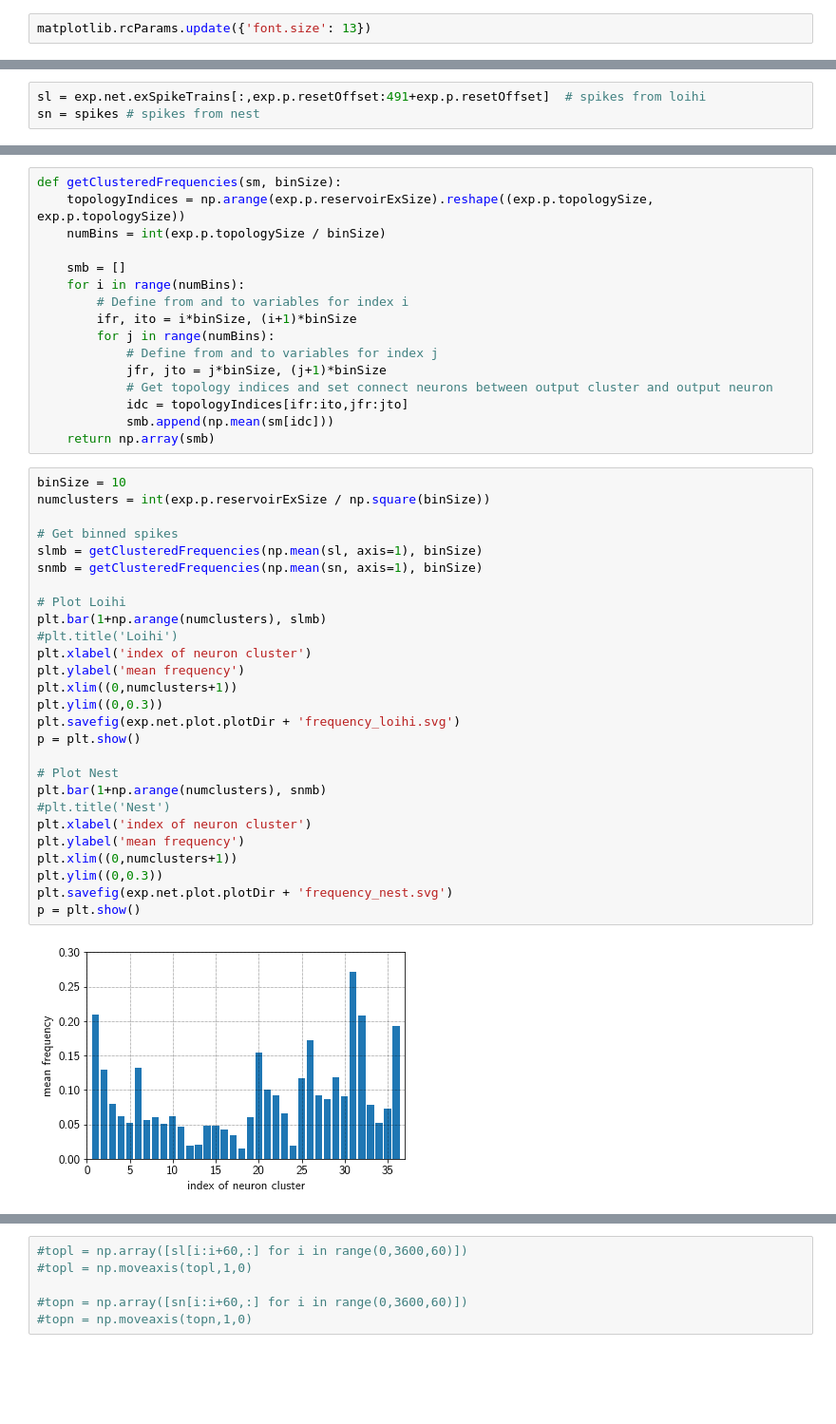
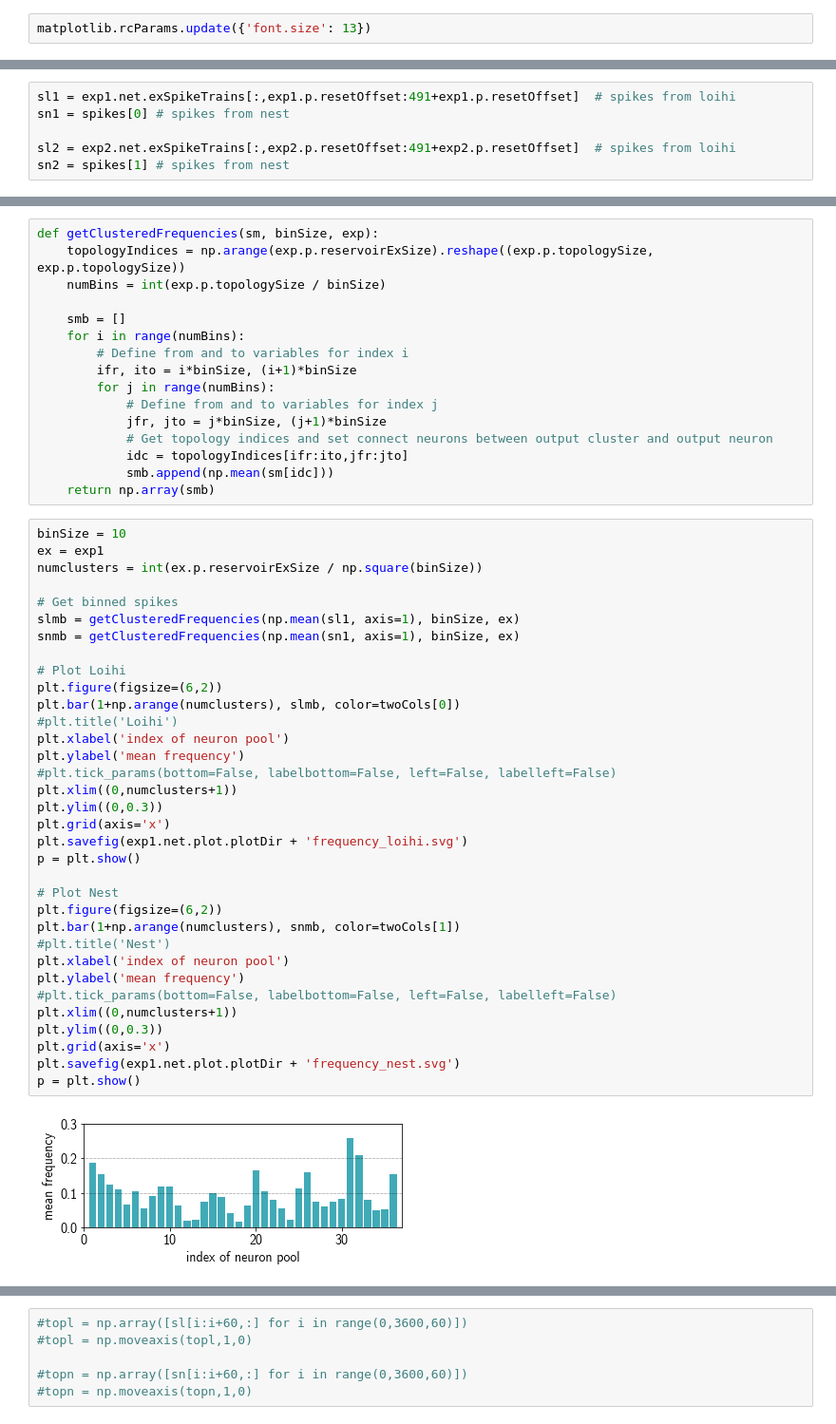
Before and after one commit to sagacitysite/pelenet, a Jupyter notebook: nest-comparison.ipynb, the cells around one changed output, grey strips where cells are left out. Shown at 95% size. Drawn from its saved outputs; the diff is of its cells as text; blank space fills up the shorter version.

```diff
--- a/nest-comparison.ipynb
+++ b/nest-comparison.ipynb
@@ -155,4 +173,7 @@ plt.savefig(exp.net.plot.plotDir + 'spikes_raster_nest.svg')
 # %%
-sl = exp.net.exSpikeTrains[:,exp.p.resetOffset:491+exp.p.resetOffset]  # spikes from loihi
-sn = spikes # spikes from nest
+sl1 = exp1.net.exSpikeTrains[:,exp1.p.resetOffset:491+exp1.p.resetOffset]  # spikes from loihi
+sn1 = spikes[0] # spikes from nest
+
+sl2 = exp2.net.exSpikeTrains[:,exp2.p.resetOffset:491+exp2.p.resetOffset]  # spikes from loihi
+sn2 = spikes[1] # spikes from nest
 # %%
@@ -196,5 +253,5 @@ scipy.stats.pearsonr(slm0[start:], snm0[start:])
 # %%
-def getClusteredFrequencies(sm, binSize):
+def getClusteredFrequencies(sm, binSize, exp):
     topologyIndices = np.arange(exp.p.reservoirExSize).reshape((exp.p.topologySize, exp.p.topologySize))
     numBins = int(exp.p.topologySize / binSize)
 
@@ -211,30 +268,37 @@ def getClusteredFrequencies(sm, binSize):
     return np.array(smb)
 # %%
 binSize = 10
-numclusters = int(exp.p.reservoirExSize / np.square(binSize))
+ex = exp1
+numclusters = int(ex.p.reservoirExSize / np.square(binSize))
 
 # Get binned spikes
-slmb = getClusteredFrequencies(np.mean(sl, axis=1), binSize)
-snmb = getClusteredFrequencies(np.mean(sn, axis=1), binSize)
+slmb = getClusteredFrequencies(np.mean(sl1, axis=1), binSize, ex)
+snmb = getClusteredFrequencies(np.mean(sn1, axis=1), binSize, ex)
 
 # Plot Loihi
-plt.bar(1+np.arange(numclusters), slmb)
+plt.figure(figsize=(6,2))
+plt.bar(1+np.arange(numclusters), slmb, color=twoCols[0])
 #plt.title('Loihi')
-plt.xlabel('index of neuron cluster')
+plt.xlabel('index of neuron pool')
 plt.ylabel('mean frequency')
+#plt.tick_params(bottom=False, labelbottom=False, left=False, labelleft=False)
 plt.xlim((0,numclusters+1))
 plt.ylim((0,0.3))
-plt.savefig(exp.net.plot.plotDir + 'frequency_loihi.svg')
+plt.grid(axis='x')
+plt.savefig(exp1.net.plot.plotDir + 'frequency_loihi.svg')
 p = plt.show()
 
 # Plot Nest
-plt.bar(1+np.arange(numclusters), snmb)
+plt.figure(figsize=(6,2))
+plt.bar(1+np.arange(numclusters), snmb, color=twoCols[1])
 #plt.title('Nest')
-plt.xlabel('index of neuron cluster')
+plt.xlabel('index of neuron pool')
 plt.ylabel('mean frequency')
+#plt.tick_params(bottom=False, labelbottom=False, left=False, labelleft=False)
 plt.xlim((0,numclusters+1))
 plt.ylim((0,0.3))
-plt.savefig(exp.net.plot.plotDir + 'frequency_nest.svg')
+plt.grid(axis='x')
+plt.savefig(exp1.net.plot.plotDir + 'frequency_nest.svg')
 p = plt.show()
 # %% [output]
-[figure, old version]
+[figure, new version]
```
Also changed, not shown: parts of 23 cells of this notebook, 10 other files.
